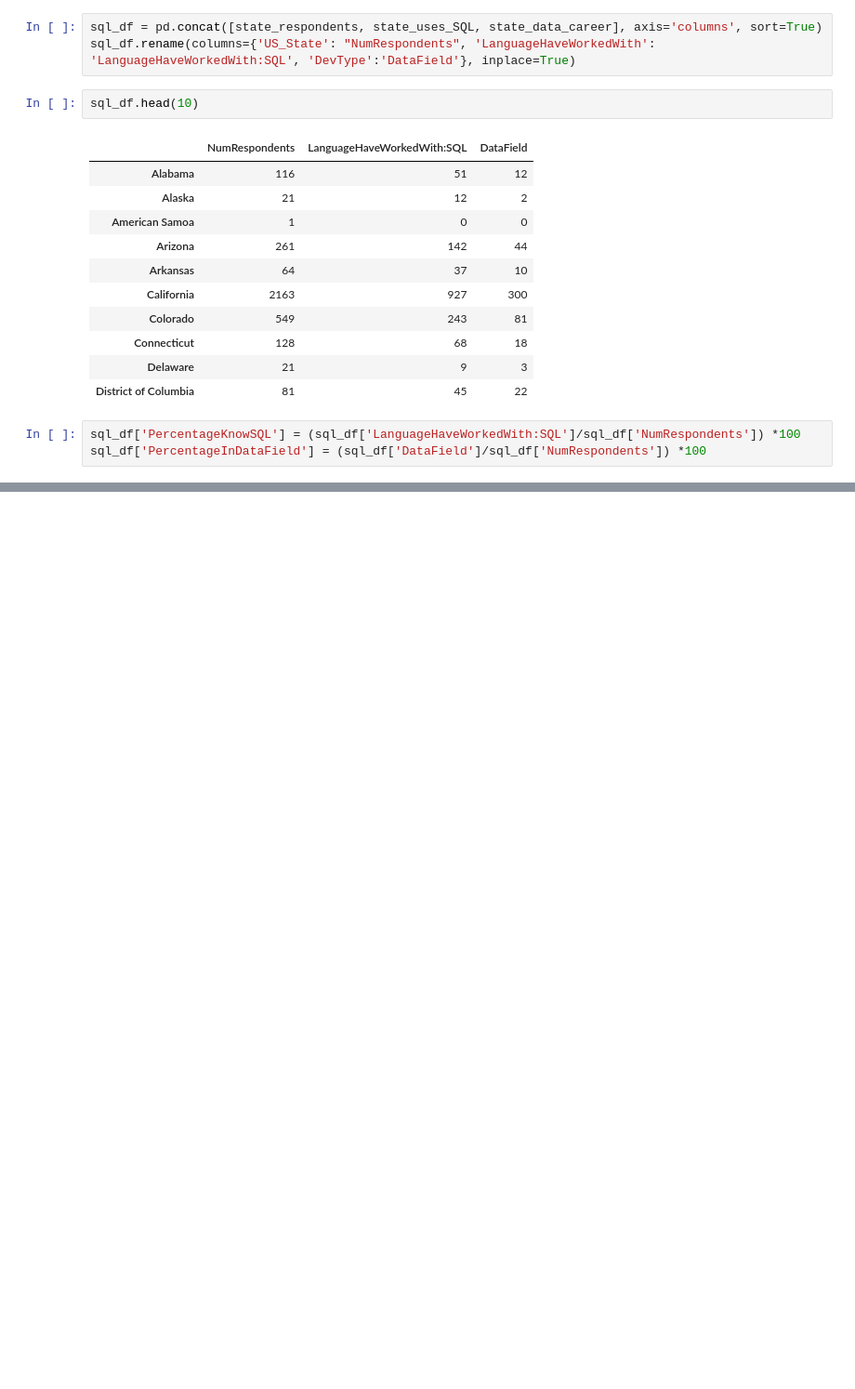
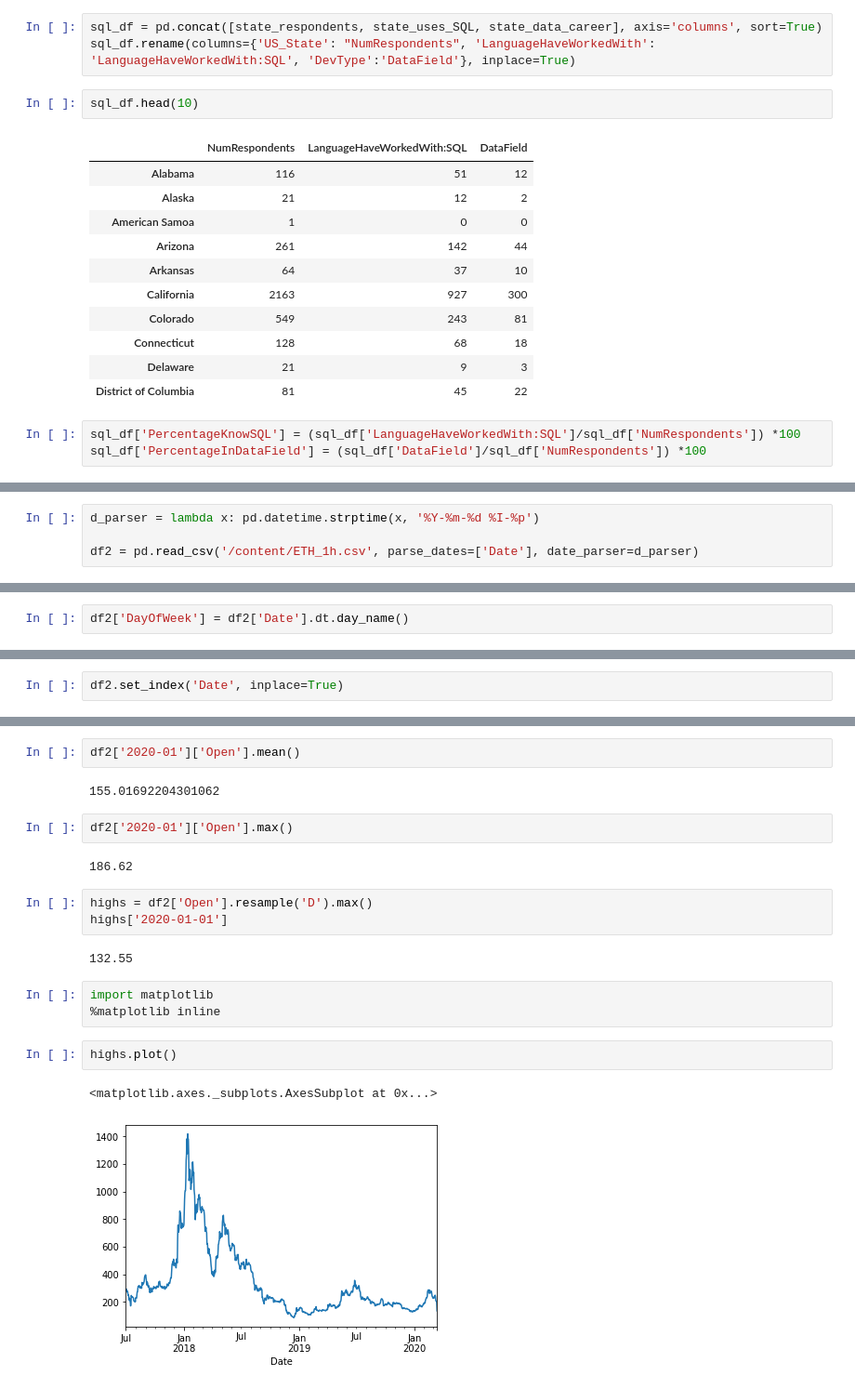
Before and after one commit to emily1618/Data-Portfolio, a Jupyter notebook: Stackoverflow.ipynb, the cells around one changed output, grey strips where cells are left out. Shown at 93% size. Drawn from its saved outputs; the diff is of its cells as text; blank space fills up the shorter version.

```diff
--- a/Stackoverflow.ipynb
+++ b/Stackoverflow.ipynb
@@ -324,0 +495,4 @@ sql_df
+# %%
+d_parser = lambda x: pd.datetime.strptime(x, '%Y-%m-%d %I-%p')
+
+df2 = pd.read_csv('/content/ETH_1h.csv', parse_dates=['Date'], date_parser=d_parser)
@@ -324,0 +531,2 @@ sql_df
+# %%
+df2['DayOfWeek'] = df2['Date'].dt.day_name()
@@ -324,0 +566,2 @@ sql_df
+# %%
+df2.set_index('Date', inplace=True)
@@ -324,0 +605,21 @@ sql_df
+# %%
+df2['2020-01']['Open'].mean()
+# %% [output]
+155.01692204301062
+# %%
+df2['2020-01']['Open'].max()
+# %% [output]
+186.62
+# %%
+highs = df2['Open'].resample('D').max()
+highs['2020-01-01']
+# %% [output]
+132.55
+# %%
+import matplotlib
+%matplotlib inline
+# %%
+highs.plot()
+# %% [output]
+<matplotlib.axes._subplots.AxesSubplot at 0x...>
+[figure, added]
```
Also changed, not shown: parts of 38 cells of this notebook.
